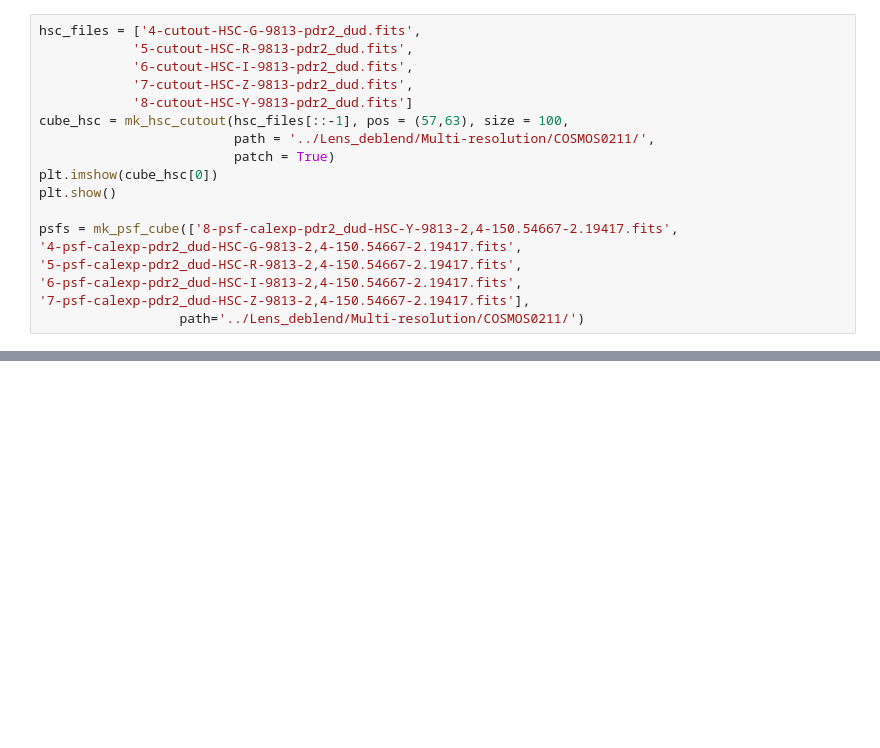
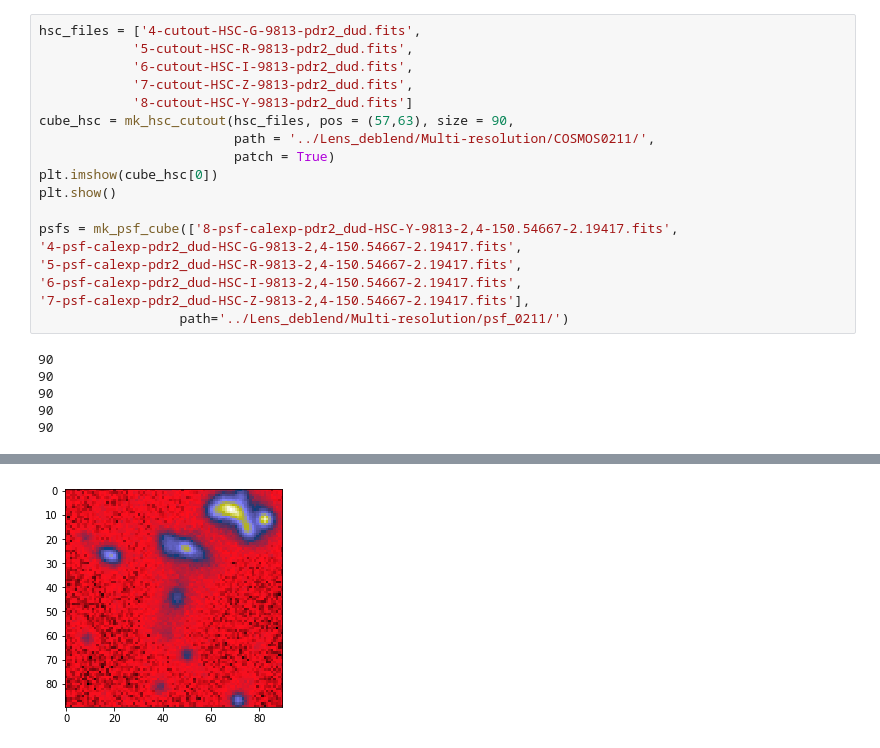
Before and after one commit to herjy/Cutouts, a Jupyter notebook: Cutouts_use.ipynb, the cells around one changed output, grey strips where cells are left out. Drawn from its saved outputs; the diff is of its cells as text; blank space fills up the shorter version.

```diff
--- a/Cutouts_use.ipynb
+++ b/Cutouts_use.ipynb
@@ -21,7 +29,7 @@ hsc_files = ['4-cutout-HSC-G-9813-pdr2_dud.fits',
             '6-cutout-HSC-I-9813-pdr2_dud.fits',
             '7-cutout-HSC-Z-9813-pdr2_dud.fits',
             '8-cutout-HSC-Y-9813-pdr2_dud.fits']
-cube_hsc = mk_hsc_cutout(hsc_files[::-1], pos = (57,63), size = 100,
+cube_hsc = mk_hsc_cutout(hsc_files, pos = (57,63), size = 90,
                          path = '../Lens_deblend/Multi-resolution/COSMOS0211/',
                          patch = True)
 plt.imshow(cube_hsc[0])
@@ -32,4 +40,10 @@ psfs = mk_psf_cube(['8-psf-calexp-pdr2_dud-HSC-Y-9813-2,4-150.54667-2.19417.fits
 '5-psf-calexp-pdr2_dud-HSC-R-9813-2,4-150.54667-2.19417.fits',
 '6-psf-calexp-pdr2_dud-HSC-I-9813-2,4-150.54667-2.19417.fits',
 '7-psf-calexp-pdr2_dud-HSC-Z-9813-2,4-150.54667-2.19417.fits'],
-                  path='../Lens_deblend/Multi-resolution/COSMOS0211/')
+                  path='../Lens_deblend/Multi-resolution/psf_0211/')
+# %% [output]
+90
+90
+90
+90
+90
@@ -35,0 +51 @@ psfs = mk_psf_cube(['8-psf-calexp-pdr2_dud-HSC-Y-9813-2,4-150.54667-2.19417.fits
+[figure, added]
```
Also changed, not shown: parts of 6 cells of this notebook, 1 other file.
